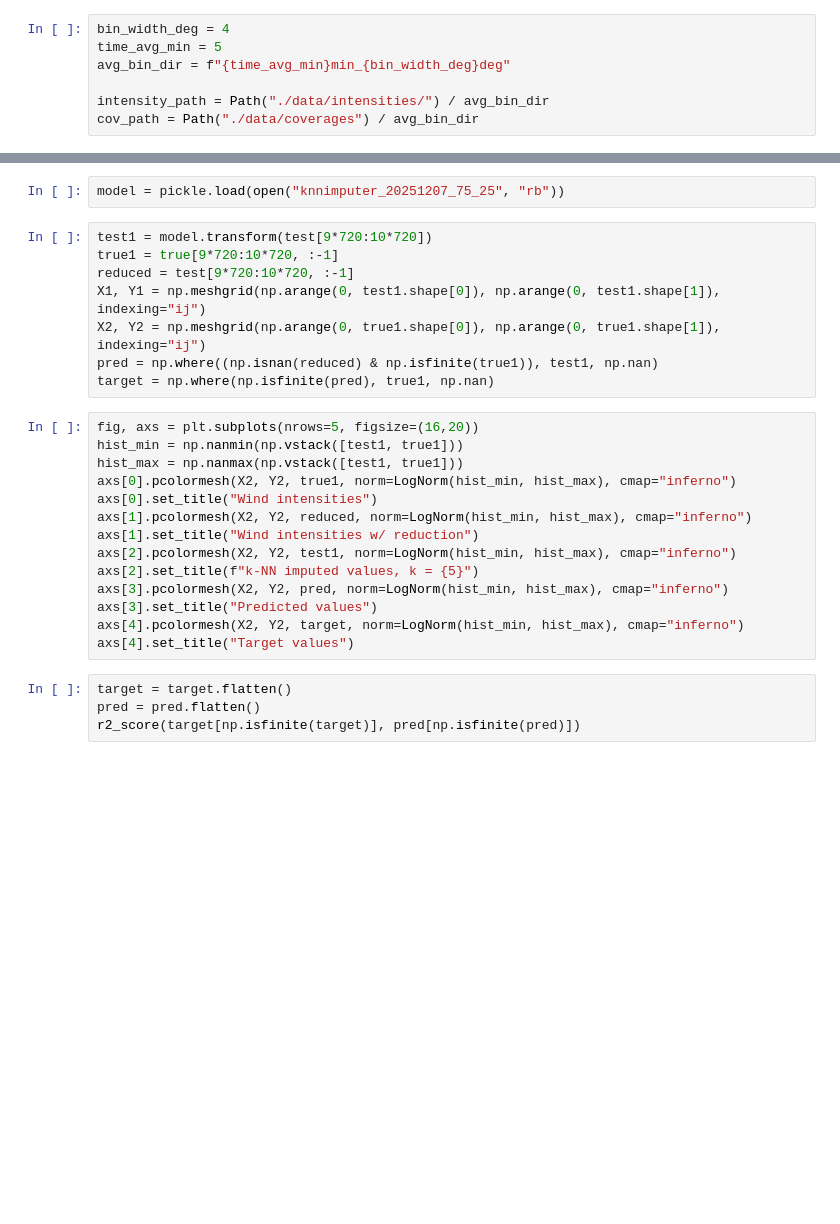
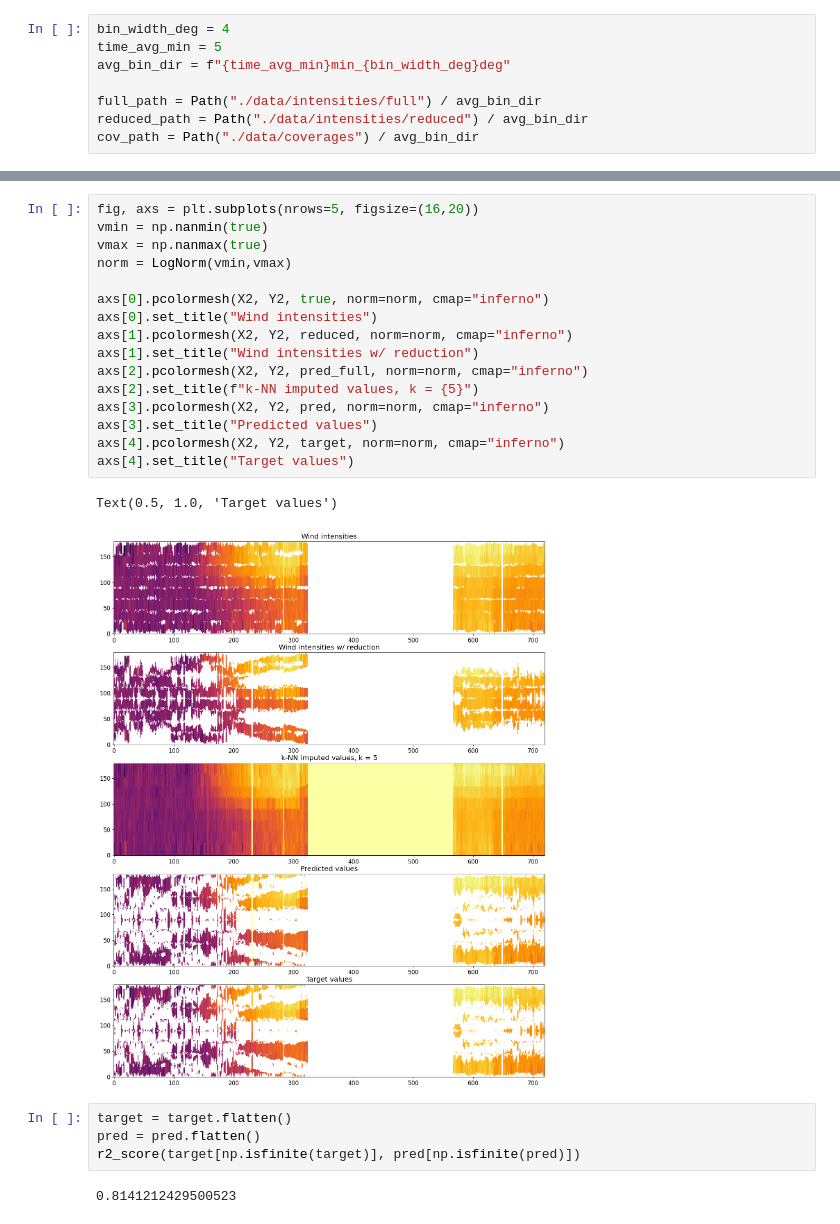
Before and after one commit to ojsant/gradu, a Jupyter notebook: kNN_imputation.ipynb, the cells around one changed output, grey strips where cells are left out. Drawn from its saved outputs; the diff is of its cells as text; blank space fills up the shorter version.

```diff
--- a/kNN_imputation.ipynb
+++ b/kNN_imputation.ipynb
@@ -20,7 +19,8 @@ bin_width_deg = 4
 time_avg_min = 5
 avg_bin_dir = f"{time_avg_min}min_{bin_width_deg}deg"
 
-intensity_path = Path("./data/intensities/") / avg_bin_dir
+full_path = Path("./data/intensities/full") / avg_bin_dir
+reduced_path = Path("./data/intensities/reduced") / avg_bin_dir
 cov_path = Path("./data/coverages") / avg_bin_dir
 # %%
 n_train = 75
@@ -61,28 +109,25 @@ dump_file.close()
-# %%
-model = pickle.load(open("knnimputer_20251207_75_25", "rb"))
-# %%
-test1 = model.transform(test[9*720:10*720])
-true1 = true[9*720:10*720, :-1]
-reduced = test[9*720:10*720, :-1]
-X1, Y1 = np.meshgrid(np.arange(0, test1.shape[0]), np.arange(0, test1.shape[1]), indexing="ij")
-X2, Y2 = np.meshgrid(np.arange(0, true1.shape[0]), np.arange(0, true1.shape[1]), indexing="ij")
-pred = np.where((np.isnan(reduced) & np.isfinite(true1)), test1, np.nan)
-target = np.where(np.isfinite(pred), true1, np.nan)
-# %%
-fig, axs = plt.subplots(nrows=5, figsize=(16,20))
-hist_min = np.nanmin(np.vstack([test1, true1]))
-hist_max = np.nanmax(np.vstack([test1, true1]))
-axs[0].pcolormesh(X2, Y2, true1, norm=LogNorm(hist_min, hist_max), cmap="inferno")
-axs[0].set_title("Wind intensities")
-axs[1].pcolormesh(X2, Y2, reduced, norm=LogNorm(hist_min, hist_max), cmap="inferno")
-axs[1].set_title("Wind intensities w/ reduction")
-axs[2].pcolormesh(X2, Y2, test1, norm=LogNorm(hist_min, hist_max), cmap="inferno")
-axs[2].set_title(f"k-NN imputed values, k = {5}")
-axs[3].pcolormesh(X2, Y2, pred, norm=LogNorm(hist_min, hist_max), cmap="inferno")
-axs[3].set_title("Predicted values")
-axs[4].pcolormesh(X2, Y2, target, norm=LogNorm(hist_min, hist_max), cmap="inferno")
-axs[4].set_title("Target values")
-# %%
-target = target.flatten()
-pred = pred.flatten()
-r2_score(target[np.isfinite(target)], pred[np.isfinite(pred)])
+# %%
+fig, axs = plt.subplots(nrows=5, figsize=(16,20))
+vmin = np.nanmin(true)
+vmax = np.nanmax(true)
+norm = LogNorm(vmin,vmax)
+
+axs[0].pcolormesh(X2, Y2, true, norm=norm, cmap="inferno")
+axs[0].set_title("Wind intensities")
+axs[1].pcolormesh(X2, Y2, reduced, norm=norm, cmap="inferno")
+axs[1].set_title("Wind intensities w/ reduction")
+axs[2].pcolormesh(X2, Y2, pred_full, norm=norm, cmap="inferno")
+axs[2].set_title(f"k-NN imputed values, k = {5}")
+axs[3].pcolormesh(X2, Y2, pred, norm=norm, cmap="inferno")
+axs[3].set_title("Predicted values")
+axs[4].pcolormesh(X2, Y2, target, norm=norm, cmap="inferno")
+axs[4].set_title("Target values")
+# %% [output]
+Text(0.5, 1.0, 'Target values')
+[figure, added]
+# %%
+target = target.flatten()
+pred = pred.flatten()
+r2_score(target[np.isfinite(target)], pred[np.isfinite(pred)])
+# %% [output]
+0.8141212429500523
```
Also changed, not shown: parts of 4 cells of this notebook, 5 other files.
